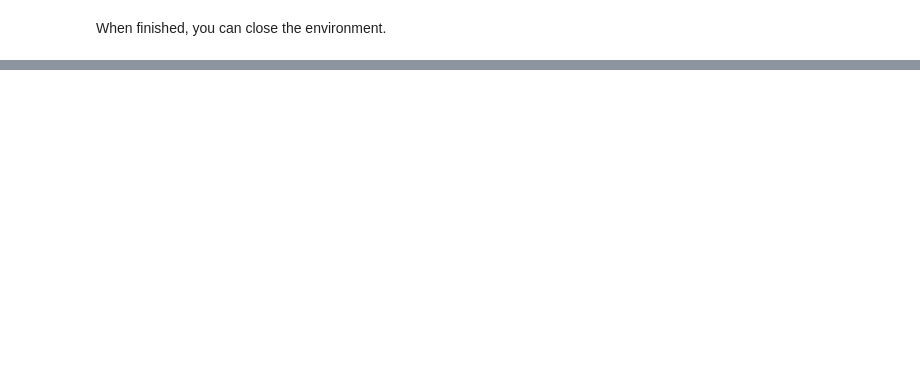
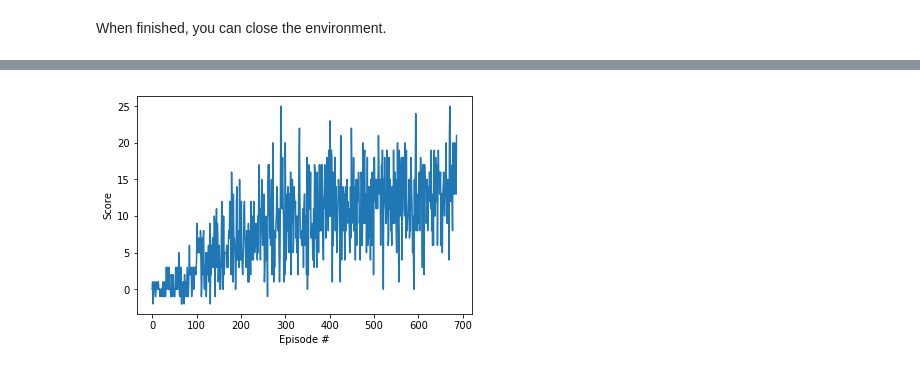
Before and after one commit to bhattsachin/deep-reinforcement-learning, a Jupyter notebook: p1_navigation/Navigation.ipynb, the cells around one changed output, grey strips where cells are left out. Cells and saved outputs as stored; diff of their text form; code cells hidden in the pictures; blank space fills up the shorter version.

````diff
--- a/p1_navigation/Navigation.ipynb
+++ b/p1_navigation/Navigation.ipynb
@@ -127,3 +133,7 @@ Now it's your turn to train your own agent to solve the environment!  When train
 ```python
 env_info = env.reset(train_mode=True)[brain_name]
 ```
+# %%
+import start
+
+scores = start.run()
@@ -129,0 +175,13 @@ env_info = env.reset(train_mode=True)[brain_name]
+# %%
+import matplotlib.pyplot as plt
+import numpy as np
+%matplotlib inline
+
+fig = plt.figure()
+ax = fig.add_subplot(111)
+plt.plot(np.arange(len(scores)), scores)
+plt.ylabel('Score')
+plt.xlabel('Episode #')
+plt.show()
+# %% [output]
+[figure, added]
````
Also changed, not shown: parts of 7 cells of this notebook, 7 other files.
